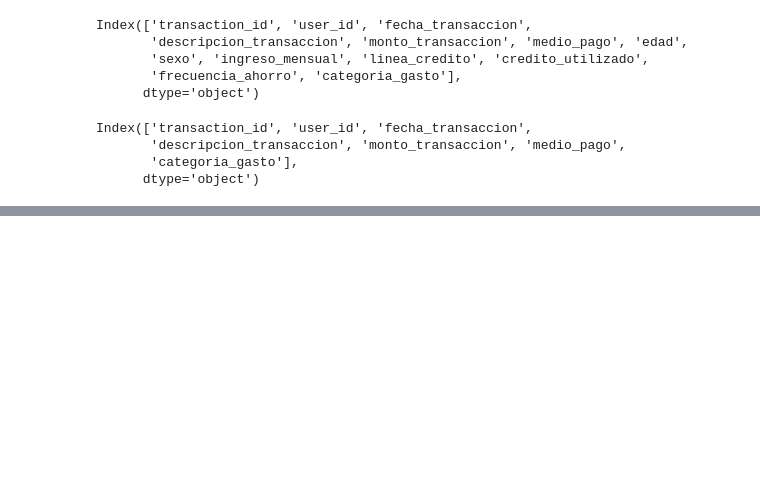
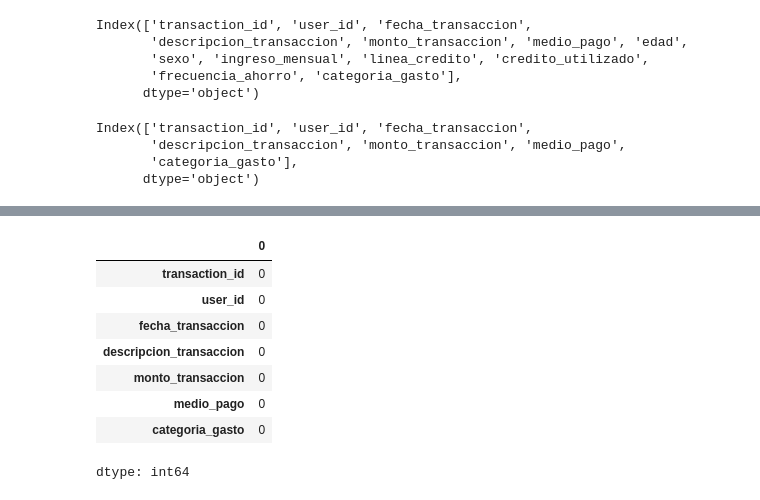
Before and after one commit to dr-dlr/drlab, a Jupyter notebook: hackathon_dataset.ipynb, the cells around one changed output, grey strips where cells are left out. Cells and saved outputs as stored; diff of their text form; code cells hidden in the pictures; blank space fills up the shorter version.

```diff
--- a/hackathon_dataset.ipynb
+++ b/hackathon_dataset.ipynb
@@ -168,0 +183,12 @@ display(transacciones_ok.head())
+# %%
+transacciones_ok.isnull().sum()
+# %% [output]
+|  | 0 |
+| transaction_id | 0 |
+| user_id | 0 |
+| fecha_transaccion | 0 |
+| descripcion_transaccion | 0 |
+| monto_transaccion | 0 |
+| medio_pago | 0 |
+| categoria_gasto | 0 |
+dtype: int64
```
Also changed, not shown: parts of 10 cells of this notebook.
